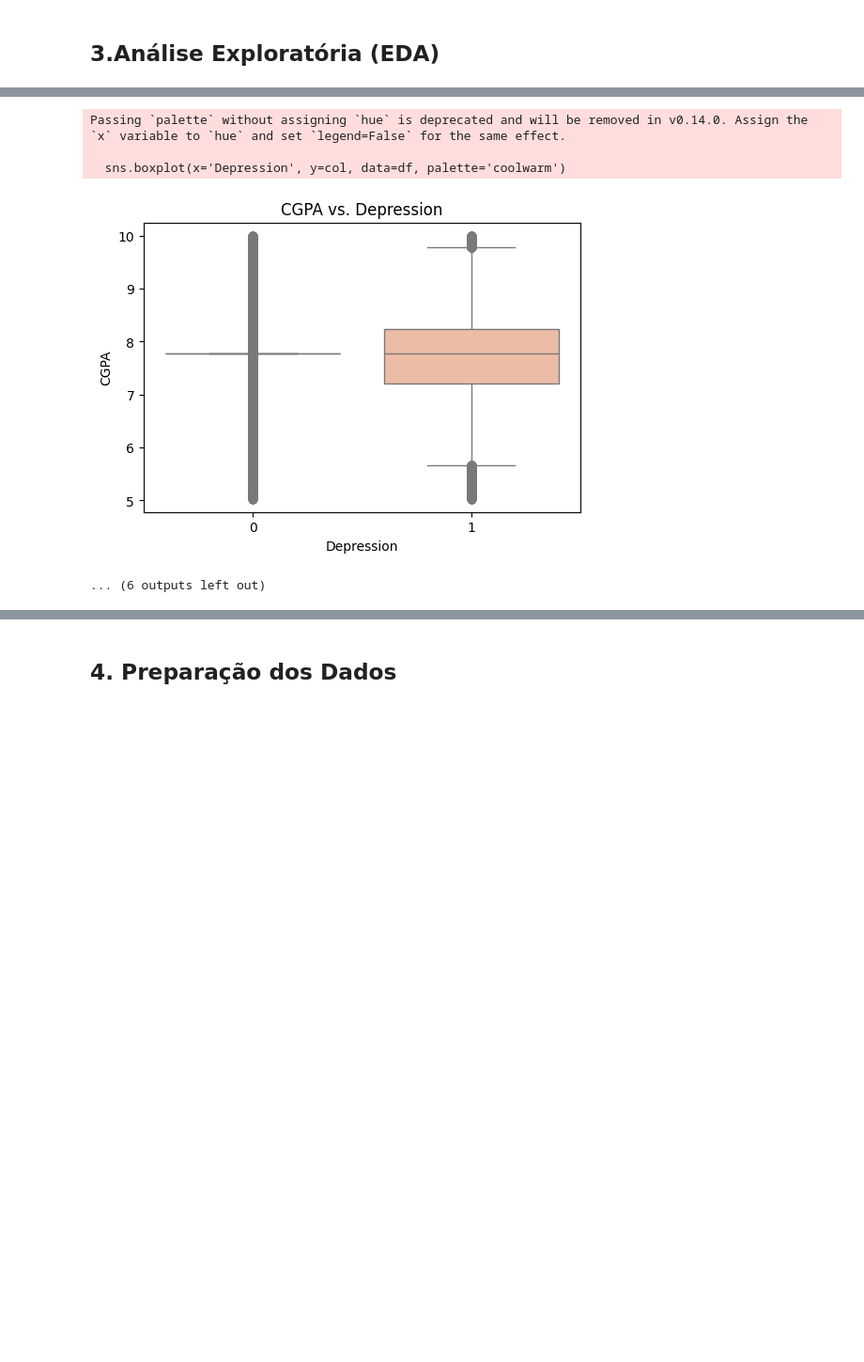
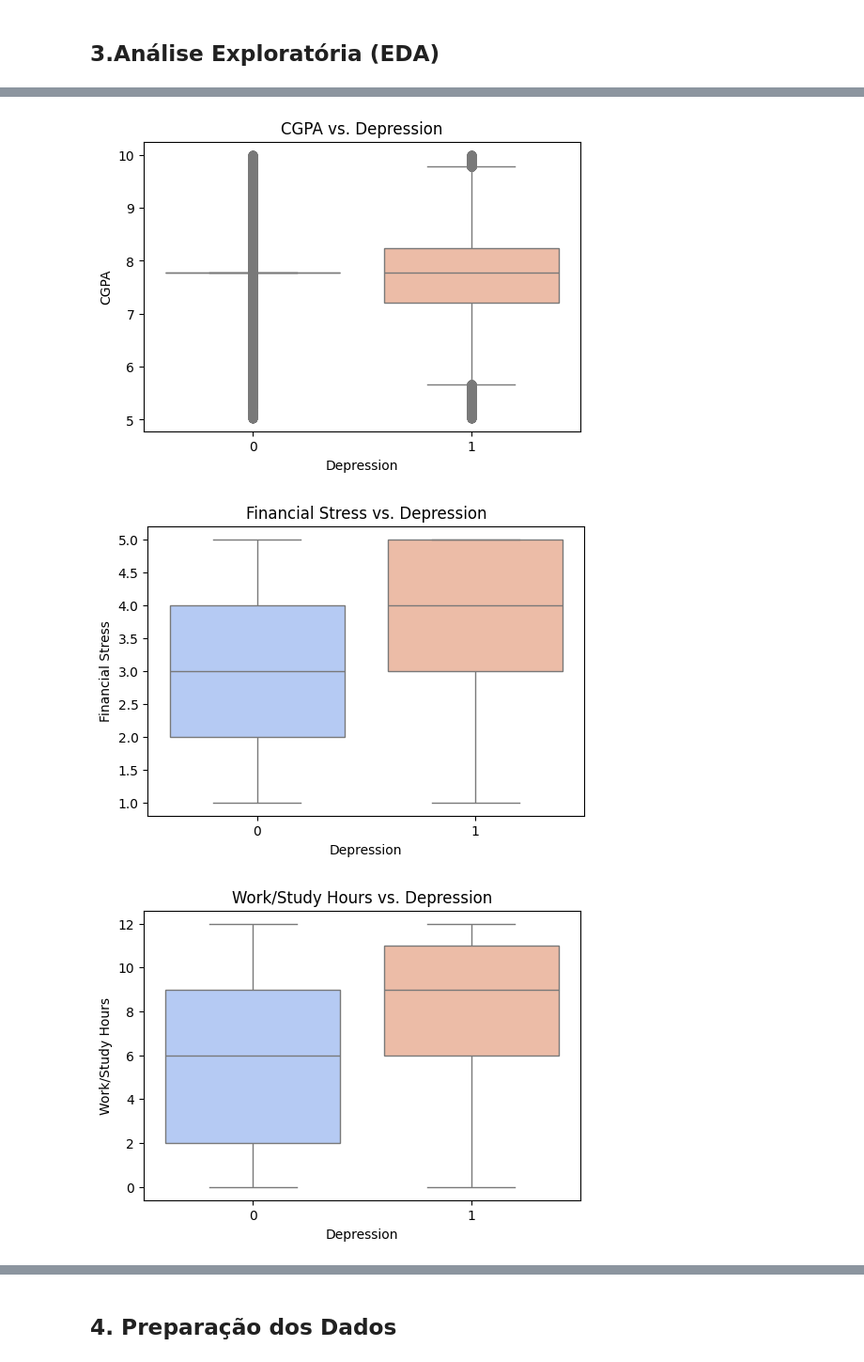
Before and after one commit to franciscoafonso04/IA-Vault, a Jupyter notebook: Project2/projeto_mental_health.ipynb, the cells around one changed output, grey strips where cells are left out. Shown: that part at 94% size. Cells and saved outputs as stored; diff of their text form; code cells hidden in the pictures; blank space fills up the shorter version.

```diff
--- a/Project2/projeto_mental_health.ipynb
+++ b/Project2/projeto_mental_health.ipynb
@@ -98,7 +98,7 @@ print(df.isnull().sum())
 
 # Distribuição da variável alvo (Depression)
 plt.figure(figsize=(6, 4))
-sns.countplot(x='Depression', data=df, palette='Set2')
+sns.countplot(x='Depression', data=df, palette='Set2', hue="Depression", legend=False)
 plt.title("Distribuição da variável alvo (Depression)")
 plt.xlabel("Depression (0 = Não, 1 = Sim)")
 plt.ylabel("Contagem")
@@ -106,14 +106,14 @@ plt.show()
 
 # Distribuição por género
 plt.figure(figsize=(6, 4))
-sns.countplot(x='Gender', data=df, palette='Set3')
+sns.countplot(x='Gender', data=df, palette='Set3', hue="Gender", legend=False)
 plt.title("Distribuição por Género")
 plt.show()
 
 # Top 10 cidades com mais entradas
 plt.figure(figsize=(10, 5))
 top_cities = df['City'].value_counts().nlargest(10)
-sns.barplot(x=top_cities.index, y=top_cities.values, palette='viridis')
+sns.barplot(x=top_cities.index, y=top_cities.values, palette='viridis', hue=top_cities.index, legend=False)
 plt.title("Top 10 Cidades com Mais Registos")
 plt.ylabel("Contagem")
 plt.xlabel("Cidade")
@@ -135,7 +135,7 @@ numeric_to_plot = ['Age', 'CGPA', 'Financial Stress', 'Work/Study Hours']
 for col in numeric_to_plot:
     if col in df.columns:
         plt.figure(figsize=(6, 4))
-        sns.boxplot(x='Depression', y=col, data=df, palette='coolwarm')
+        sns.boxplot(x='Depression', y=col, data=df, palette='coolwarm', hue="Depression", legend=False)
         plt.title(f"{col} vs. Depression")
         plt.show()
 
@@ -195,6 +183,4 @@ Passing `palette` without assigning `hue` is deprecated and will be removed in v
 [figure]
-Passing `palette` without assigning `hue` is deprecated and will be removed in v0.14.0. Assign the `x` variable to `hue` and set `legend=False` for the same effect.
-
-  sns.boxplot(x='Depression', y=col, data=df, palette='coolwarm')
 [figure]
-... (6 outputs left out)
+[figure, added]
+[figure, added]
```
Also changed, not shown: parts of 1 cell of this notebook.
